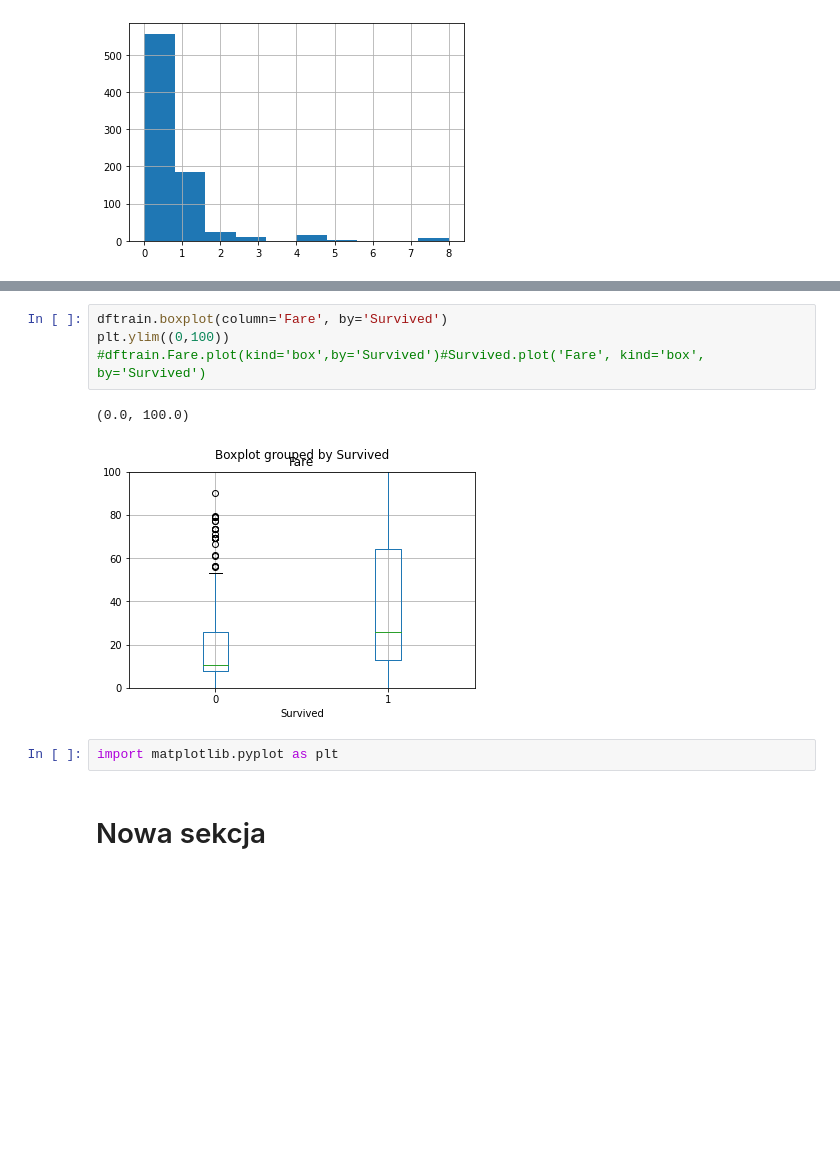
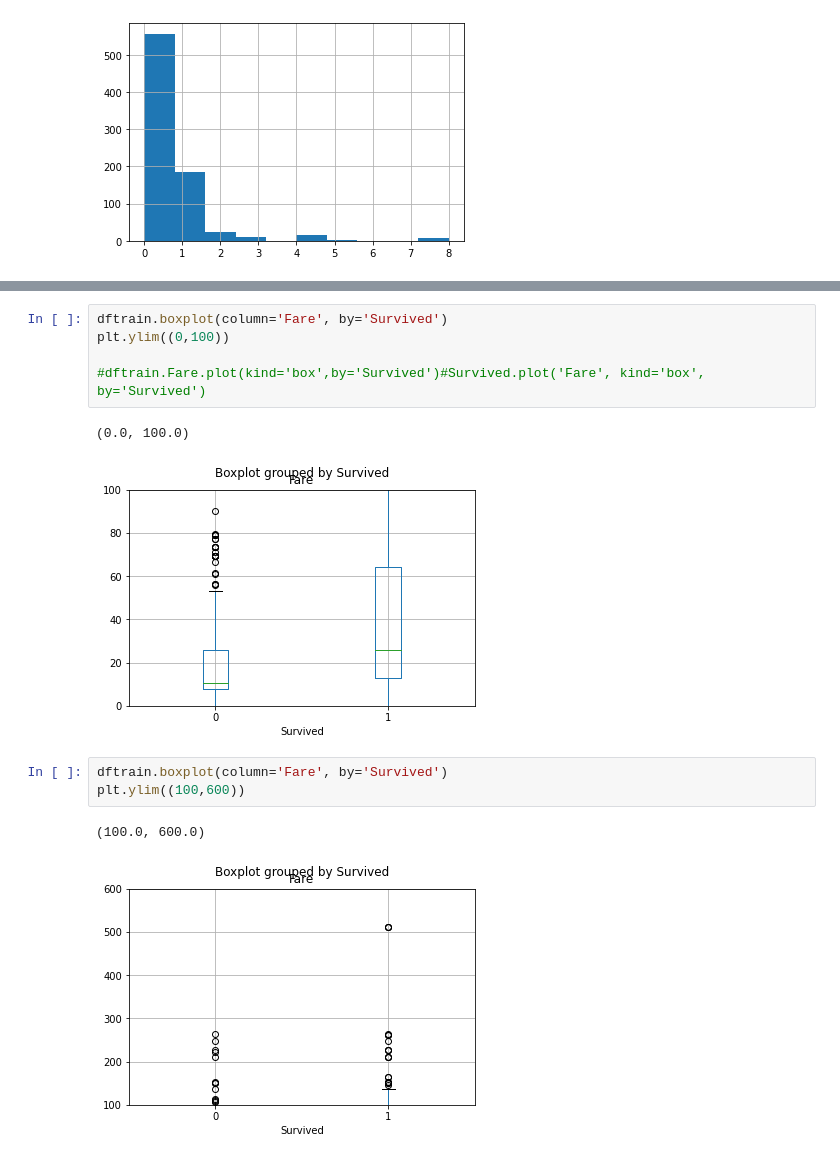
Before and after one commit to damianlukawski/Junior-Data-Science-Software-Engineer, a Jupyter notebook: Analysing_titanic_dataset.ipynb, the cells around one changed output, grey strips where cells are left out. Saved outputs shown, nothing was run; the diff lists cells and outputs as text; blank space fills up the shorter version.

```diff
--- a/Analysing_titanic_dataset.ipynb
+++ b/Analysing_titanic_dataset.ipynb
@@ -98,11 +126,14 @@ dftrain.SibSp.hist()
 # %%
 dftrain.boxplot(column='Fare', by='Survived')
 plt.ylim((0,100))
+
 #dftrain.Fare.plot(kind='box',by='Survived')#Survived.plot('Fare', kind='box', by='Survived')
 # %% [output]
 (0.0, 100.0)
 [figure]
-# %%
-import matplotlib.pyplot as plt
-# %% [markdown]
-# Nowa sekcja
+# %%
+dftrain.boxplot(column='Fare', by='Survived')
+plt.ylim((100,600))
+# %% [output]
+(100.0, 600.0)
+[figure, added]
```
Also changed, not shown: parts of 30 cells of this notebook.
